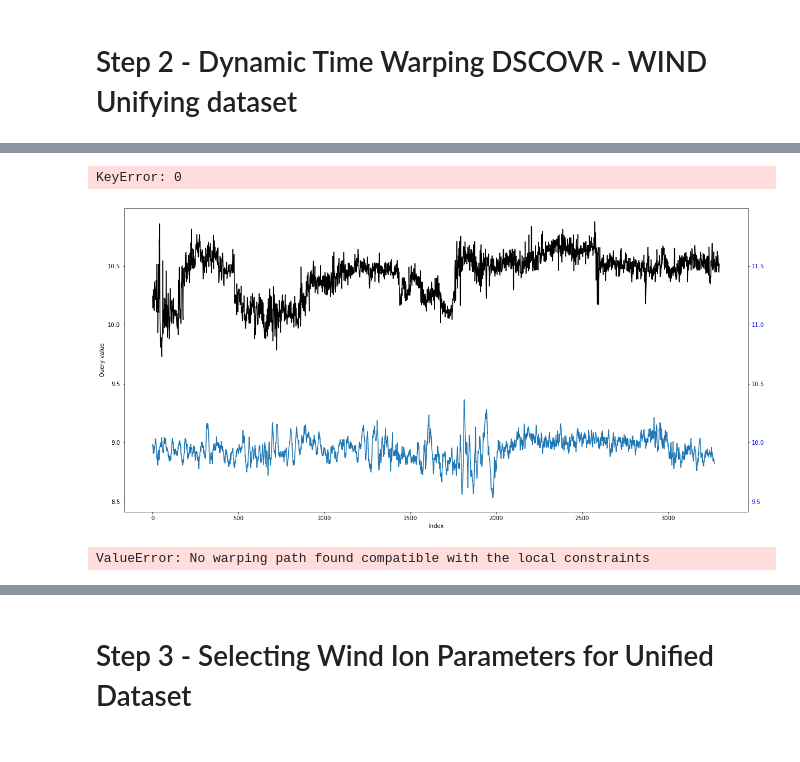
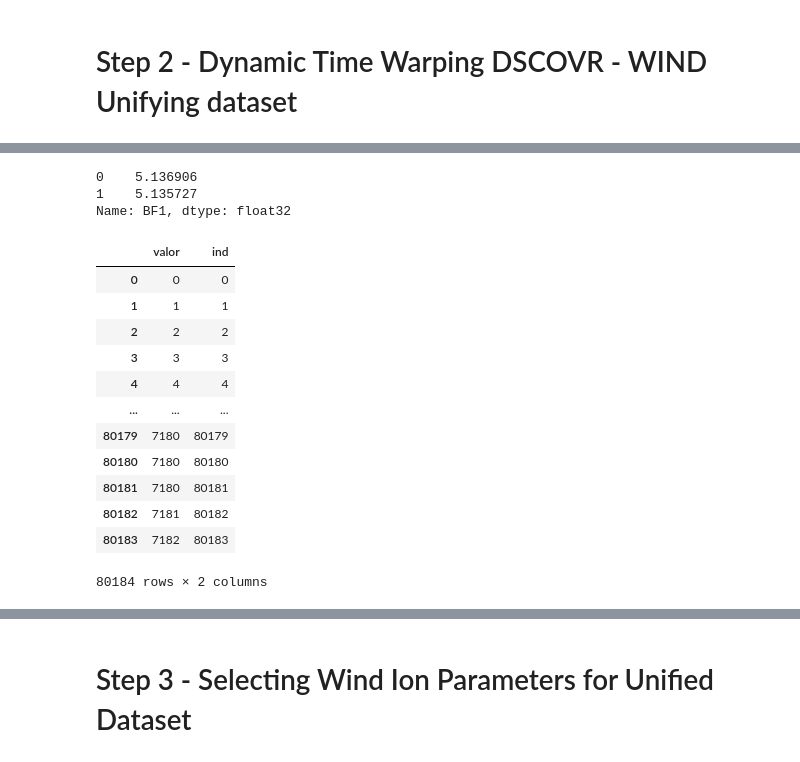
Before and after one commit to loluf/NASA_INTERESTELLAR_ARTOIS, a Jupyter notebook: NASA.ipynb, the cells around one changed output, grey strips where cells are left out. Cells and saved outputs as stored; diff of their text form; code cells hidden in the pictures.

```diff
--- a/NASA.ipynb
+++ b/NASA.ipynb
@@ -64 +151,23 @@ dscovr.plot()
+# %%
+wind.reset_index().iloc[0:2].BF1
+# %% [output]
+0    5.136906
+1    5.135727
+Name: BF1, dtype: float32
+# %%
+lista1
+# %% [output]
+|  | valor | ind |
+| 0 | 0 | 0 |
+| 1 | 1 | 1 |
+| 2 | 2 | 2 |
+| 3 | 3 | 3 |
+| 4 | 4 | 4 |
+| ... | ... | ... |
+| 80179 | 7180 | 80179 |
+| 80180 | 7180 | 80180 |
+| 80181 | 7180 | 80181 |
+| 80182 | 7181 | 80182 |
+| 80183 | 7182 | 80183 |
+80184 rows × 2 columns
 # %%
@@ -66,11 +176,6 @@ alignment = dtw(dscovr['2022-09-17 22:30:59.000':'2022-09-17 23:25:59.000'], win
 # %%
-alignment.plot(type="twoway",offset=-1)
+alignment.plot(type="twoway",offset=-0.5)
-# %% [output]
-KeyError: 0
-[figure, removed]
 # %%
 dtw(dscovr['2022-09-17 22:30:59.000':'2022-09-17 23:25:59.000'], wind['2022-09-17 22:15:59.000':'2022-09-17 22:20:59.000'], keep_internals=True, window_type="sakoechiba", window_args={'window_size':2},
-    step_pattern=symmetricP1).plot(type="twoway",offset=-2)
+    step_pattern='symmetricP1').plot(type="twoway",offset=-2)
 plt.show()
-# %% [output]
-ValueError: No warping path found compatible with the local constraints
```
Also changed, not shown: parts of 20 cells of this notebook.
